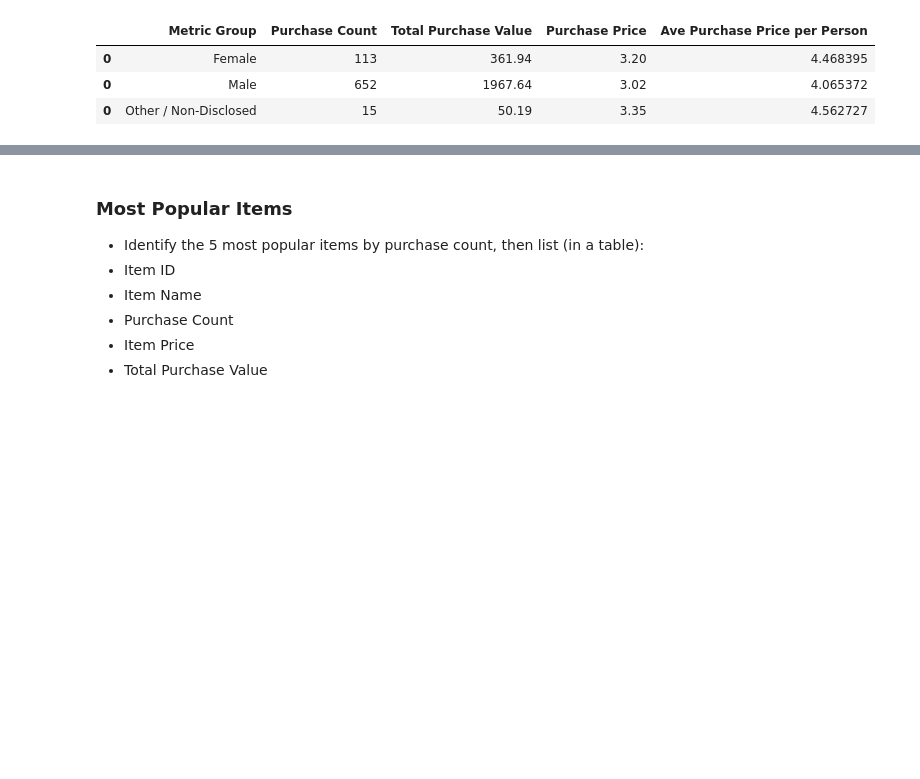
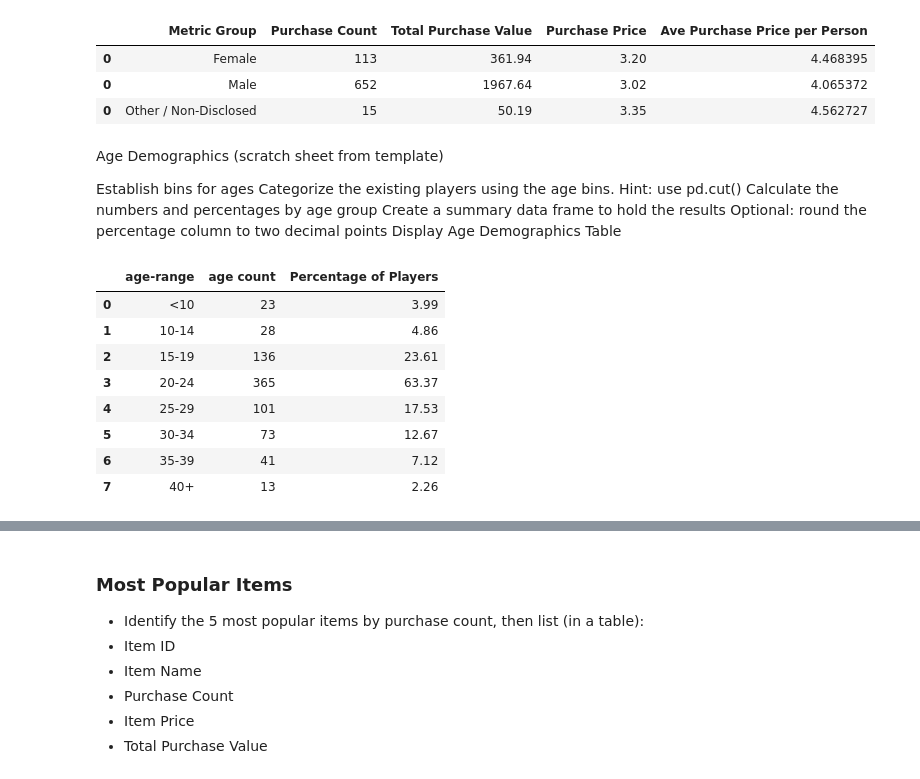
Before and after one commit to gvenkata/Rutgers-Bootcamp-HW, a Jupyter notebook: week4/HeroesOfPymoli/Heroes of Pymoli - Geetha V.ipynb, the cells around one changed output, grey strips where cells are left out. Saved outputs shown, nothing was run; the diff lists cells and outputs as text; code cells hidden in the pictures; blank space fills up the shorter version.

```diff
--- a/week4/HeroesOfPymoli/Heroes of Pymoli - Geetha V.ipynb
+++ b/week4/HeroesOfPymoli/Heroes of Pymoli - Geetha V.ipynb
@@ -104,3 +145,34 @@ final
 | 0 | Female | 113 | 361.94 | 3.20 | 4.468395 |
 | 0 | Male | 652 | 1967.64 | 3.02 | 4.065372 |
 | 0 | Other / Non-Disclosed | 15 | 50.19 | 3.35 | 4.562727 |
+# %% [markdown]
+
+Age Demographics (scratch sheet from template)
+
+Establish bins for ages
+Categorize the existing players using the age bins. Hint: use pd.cut()
+Calculate the numbers and percentages by age group
+Create a summary data frame to hold the results
+Optional: round the percentage column to two decimal points
+Display Age Demographics Table
+# %%
+age_ranges = ["<10", "10-14", "15-19", "20-24", "25-29", "30-34", "35-39", "40+"]
+#purchase_frame["age-range"] = pd.cut(x=purchase_frame["Age"], bins=8, right=False, labels=age_ranges)
+purchase_frame["age-range"] = pd.cut(x=purchase_frame["Age"], bins=[0, 10,15,20,25,30,35,40,5000], right=False, labels=age_ranges)
+age_ct_purchase_frame = purchase_frame.groupby("age-range")["age-range"].count().reset_index(name='age count')
+age_ct_purchase_frame
+
+pct_age = age_ct_purchase_frame["age count"]/count_SN
+age_ct_purchase_frame["Percentage of Players"] = round((pct_age * 100), 2)
+age_frame = age_ct_purchase_frame[["age-range", "age count", "Percentage of Players"]]
+age_frame
+# %% [output]
+|  | age-range | age count | Percentage of Players |
+| 0 | <10 | 23 | 3.99 |
+| 1 | 10-14 | 28 | 4.86 |
+| 2 | 15-19 | 136 | 23.61 |
+| 3 | 20-24 | 365 | 63.37 |
+| 4 | 25-29 | 101 | 17.53 |
+| 5 | 30-34 | 73 | 12.67 |
+| 6 | 35-39 | 41 | 7.12 |
+| 7 | 40+ | 13 | 2.26 |
```
Also changed, not shown: parts of 7 cells of this notebook.
